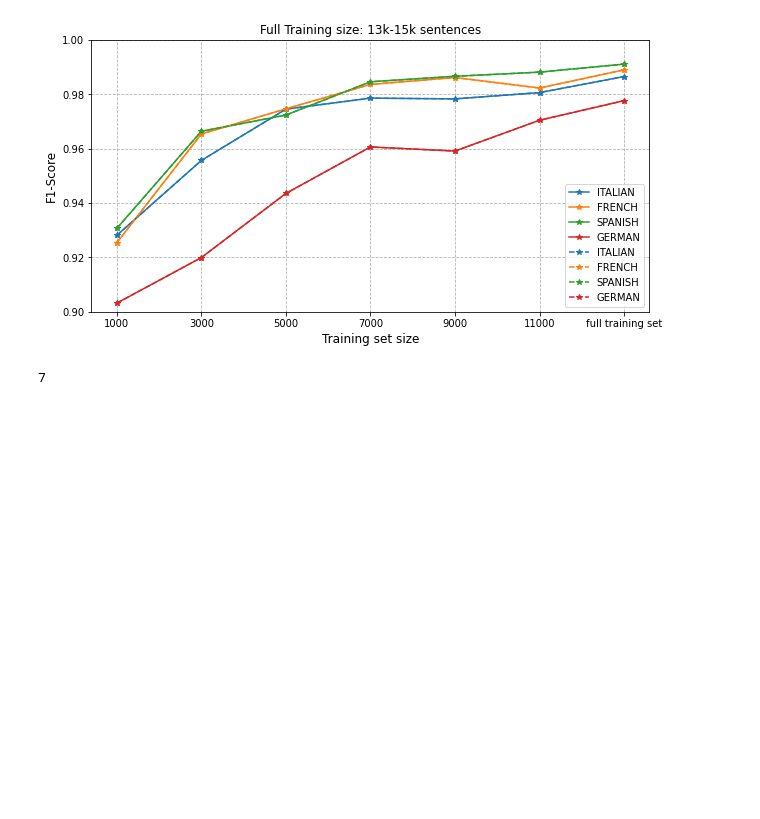
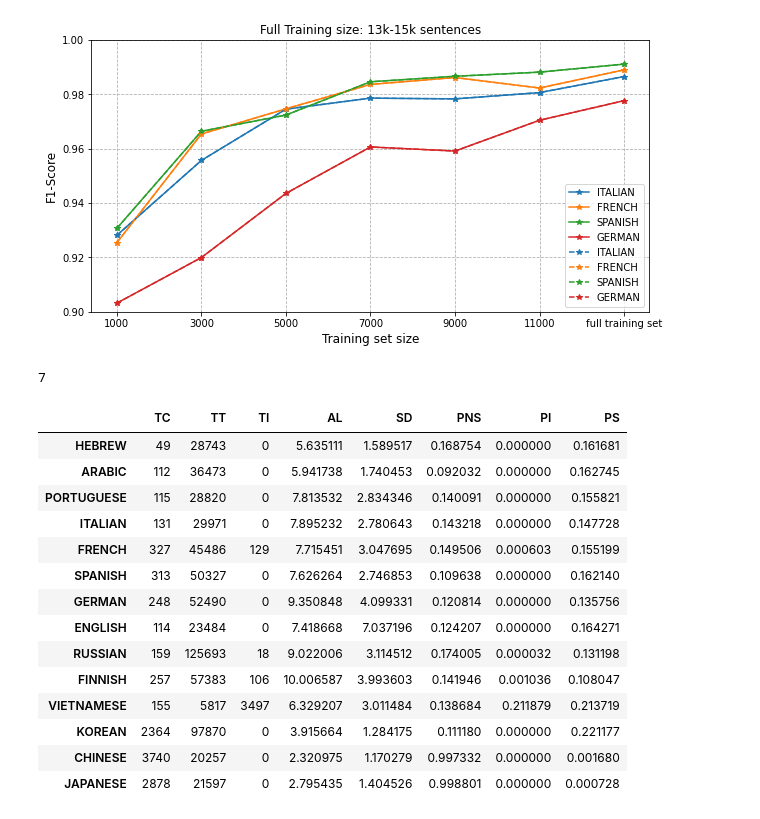
Before and after one commit to wuqi0704/MasterThesis_Tokenization, a Jupyter notebook: flair/plots.ipynb, the cells around one changed output. Saved outputs shown, nothing was run; the diff lists cells and outputs as text; code cells hidden in the pictures; blank space fills up the shorter version.

```diff
--- a/flair/plots.ipynb
+++ b/flair/plots.ipynb
@@ -693,3 +705,39 @@ ax[0].set_ylim(0.8,1.0)
 ax[0].set_yticks(np.arange(0.8,1.05, 0.05))
 
 ax.set(xlabel='Nr. of training sentences', ylabel='F1-score')
+# %%
+import pickle
+import pandas as pd
+def load_obj(name ):
+    with open('/Users/qier/MasterThesis_Tokenization/TF/' + name + '.pkl', 'rb') as f:
+        return pickle.load(f)
+
+# define different combinations of Typological Factors
+col = ['TC','TT','TW','TM','TI','AL','SD','PNS','PI','PS','PM','SF','NS','NI','NC','NT','NW','NM']
+col1  = ['TC','TT','TW','TM','TI','AL','SD','PNS','PI','PS','PM','SF']
+col2  = ['TC','TT','TW','TM','TI','AL','SD','PNS','PI','PS','PM']
+col3  = ['TC','TT','TM','TM','TI','AL','SD','PNS','PI',     'PM']
+col4  = ['TC','TT','TI','AL','SD','PNS','PI','PS']
+
+name = 'TF_LanguageList'
+TF = load_obj(name)
+TF_DF_full = pd.DataFrame.from_dict(TF, orient='index',columns=col)
+
+TF_DF = TF_DF_full.loc[:,col4]
+TF_DF
+# %% [output]
+|  | TC | TT | TI | AL | SD | PNS | PI | PS |
+| HEBREW | 49 | 28743 | 0 | 5.635111 | 1.589517 | 0.168754 | 0.000000 | 0.161681 |
+| ARABIC | 112 | 36473 | 0 | 5.941738 | 1.740453 | 0.092032 | 0.000000 | 0.162745 |
+| PORTUGUESE | 115 | 28820 | 0 | 7.813532 | 2.834346 | 0.140091 | 0.000000 | 0.155821 |
+| ITALIAN | 131 | 29971 | 0 | 7.895232 | 2.780643 | 0.143218 | 0.000000 | 0.147728 |
+| FRENCH | 327 | 45486 | 129 | 7.715451 | 3.047695 | 0.149506 | 0.000603 | 0.155199 |
+| SPANISH | 313 | 50327 | 0 | 7.626264 | 2.746853 | 0.109638 | 0.000000 | 0.162140 |
+| GERMAN | 248 | 52490 | 0 | 9.350848 | 4.099331 | 0.120814 | 0.000000 | 0.135756 |
+| ENGLISH | 114 | 23484 | 0 | 7.418668 | 7.037196 | 0.124207 | 0.000000 | 0.164271 |
+| RUSSIAN | 159 | 125693 | 18 | 9.022006 | 3.114512 | 0.174005 | 0.000032 | 0.131198 |
+| FINNISH | 257 | 57383 | 106 | 10.006587 | 3.993603 | 0.141946 | 0.001036 | 0.108047 |
+| VIETNAMESE | 155 | 5817 | 3497 | 6.329207 | 3.011484 | 0.138684 | 0.211879 | 0.213719 |
+| KOREAN | 2364 | 97870 | 0 | 3.915664 | 1.284175 | 0.111180 | 0.000000 | 0.221177 |
+| CHINESE | 3740 | 20257 | 0 | 2.320975 | 1.170279 | 0.997332 | 0.000000 | 0.001680 |
+| JAPANESE | 2878 | 21597 | 0 | 2.795435 | 1.404526 | 0.998801 | 0.000000 | 0.000728 |
```
Also changed, not shown: parts of 1 cell of this notebook, 9 other files.
